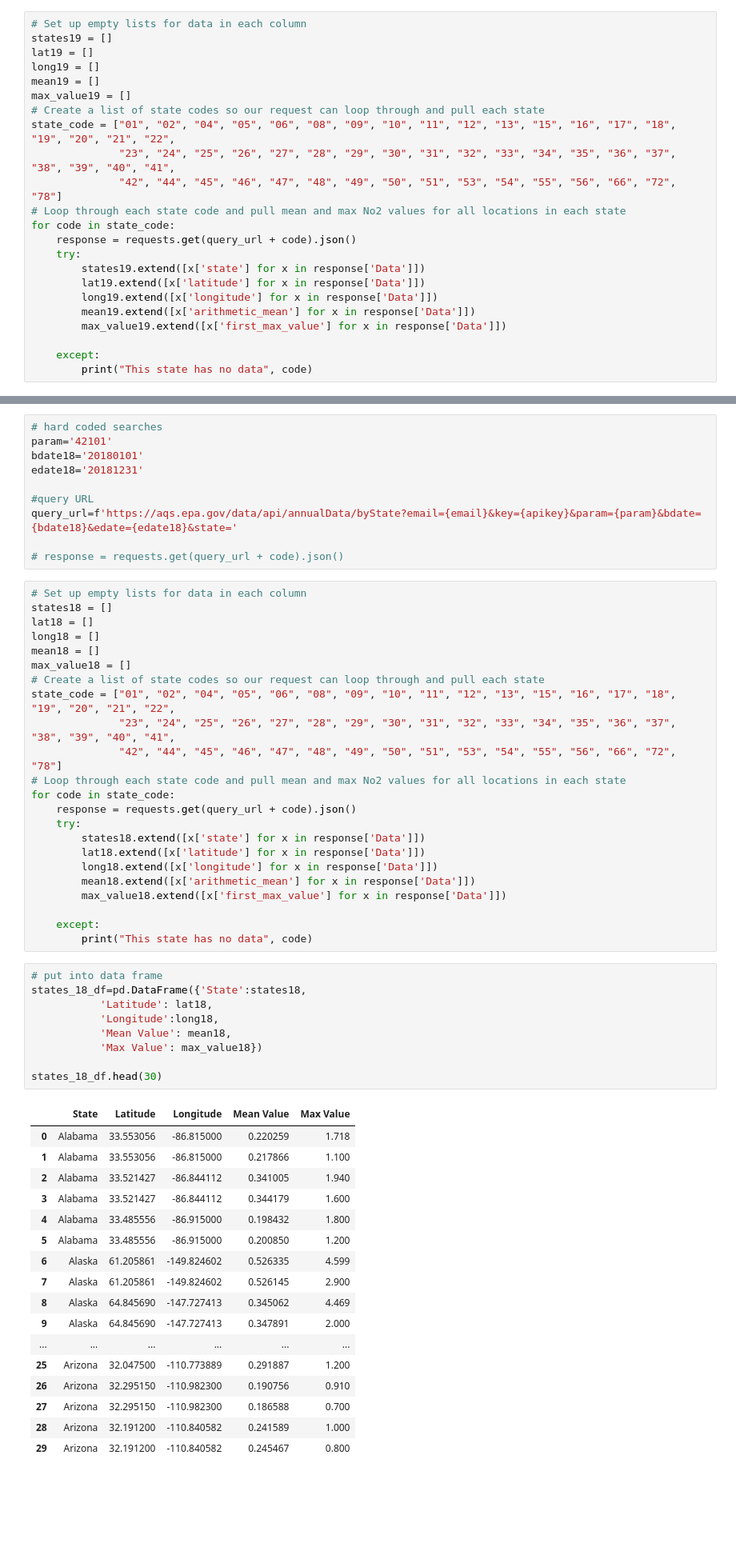
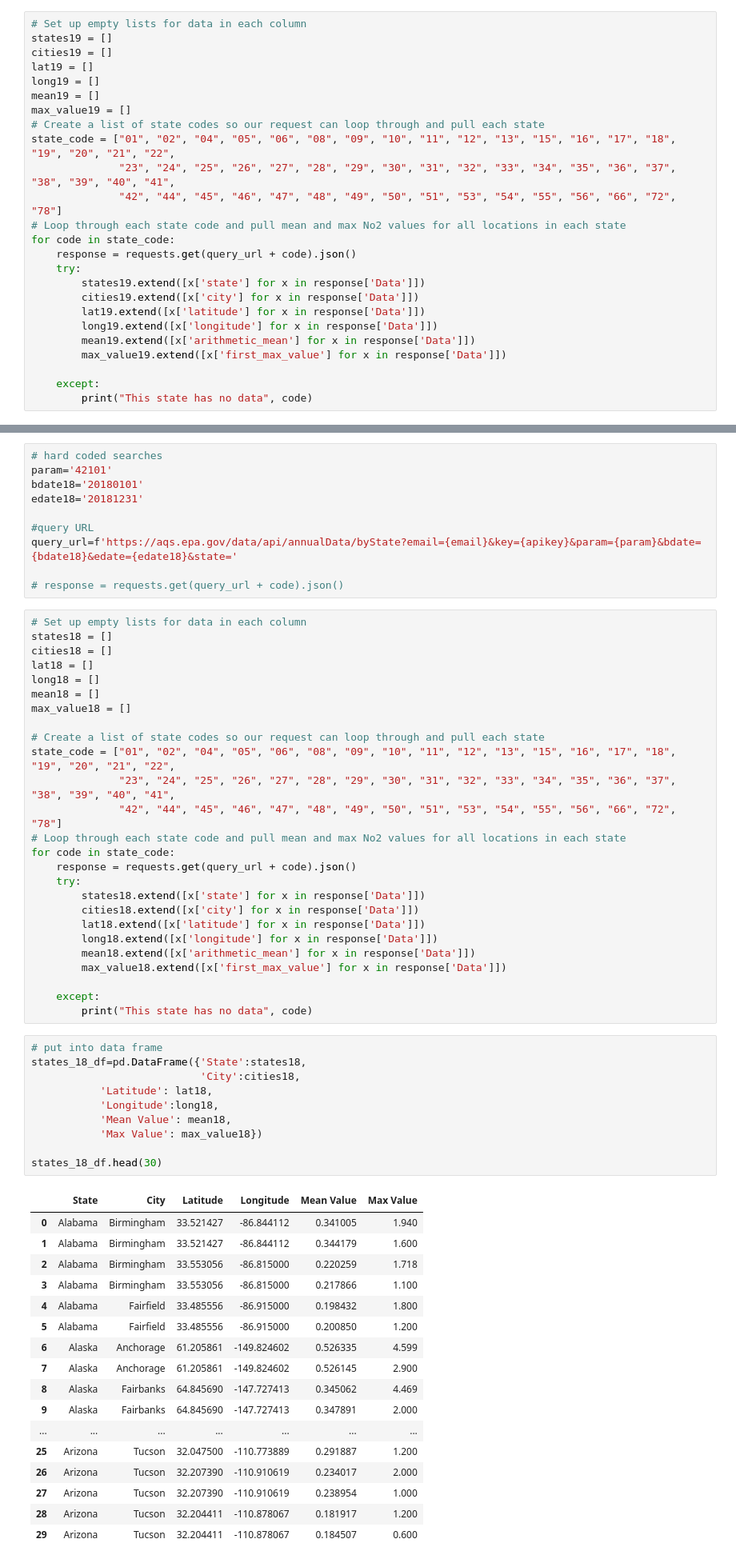
Before and after one commit to Mitchemoto/project-1-, a Jupyter notebook: environment_api_project.ipynb, the cells around one changed output, grey strips where cells are left out. Shown at 80% size. Cells and saved outputs as stored; diff of their text form; blank space fills up the shorter version.

```diff
--- a/environment_api_project.ipynb
+++ b/environment_api_project.ipynb
@@ -186,6 +164,7 @@ query_url=f'https://aqs.epa.gov/data/api/annualData/byState?email={email}&key={a
 # %%
 # Set up empty lists for data in each column
 states19 = []
+cities19 = []
 lat19 = []
 long19 = []
 mean19 = []
@@ -199,6 +178,7 @@ for code in state_code:
     response = requests.get(query_url + code).json()
     try:
         states19.extend([x['state'] for x in response['Data']])
+        cities19.extend([x['city'] for x in response['Data']])
         lat19.extend([x['latitude'] for x in response['Data']])
         long19.extend([x['longitude'] for x in response['Data']])
         mean19.extend([x['arithmetic_mean'] for x in response['Data']])
@@ -274,10 +256,12 @@ query_url=f'https://aqs.epa.gov/data/api/annualData/byState?email={email}&key={a
 # %%
 # Set up empty lists for data in each column
 states18 = []
+cities18 = []
 lat18 = []
 long18 = []
 mean18 = []
 max_value18 = []
+
 # Create a list of state codes so our request can loop through and pull each state
 state_code = ["01", "02", "04", "05", "06", "08", "09", "10", "11", "12", "13", "15", "16", "17", "18", "19", "20", "21", "22",
               "23", "24", "25", "26", "27", "28", "29", "30", "31", "32", "33", "34", "35", "36", "37", "38", "39", "40", "41",
@@ -287,6 +271,7 @@ for code in state_code:
     response = requests.get(query_url + code).json()
     try:
         states18.extend([x['state'] for x in response['Data']])
+        cities18.extend([x['city'] for x in response['Data']])
         lat18.extend([x['latitude'] for x in response['Data']])
         long18.extend([x['longitude'] for x in response['Data']])
         mean18.extend([x['arithmetic_mean'] for x in response['Data']])
@@ -297,30 +282,31 @@ for code in state_code:
 # %%
 # put into data frame
 states_18_df=pd.DataFrame({'State':states18,
+                           'City':cities18,
            'Latitude': lat18,
            'Longitude':long18,
            'Mean Value': mean18,
            'Max Value': max_value18})
 
 states_18_df.head(30)
 # %% [output]
-|  | State | Latitude | Longitude | Mean Value | Max Value |
-| 0 | Alabama | 33.553056 | -86.815000 | 0.220259 | 1.718 |
-| 1 | Alabama | 33.553056 | -86.815000 | 0.217866 | 1.100 |
-| 2 | Alabama | 33.521427 | -86.844112 | 0.341005 | 1.940 |
-| 3 | Alabama | 33.521427 | -86.844112 | 0.344179 | 1.600 |
-| 4 | Alabama | 33.485556 | -86.915000 | 0.198432 | 1.800 |
-| 5 | Alabama | 33.485556 | -86.915000 | 0.200850 | 1.200 |
-| 6 | Alaska | 61.205861 | -149.824602 | 0.526335 | 4.599 |
-| 7 | Alaska | 61.205861 | -149.824602 | 0.526145 | 2.900 |
-| 8 | Alaska | 64.845690 | -147.727413 | 0.345062 | 4.469 |
-| 9 | Alaska | 64.845690 | -147.727413 | 0.347891 | 2.000 |
-| ... | ... | ... | ... | ... | ... |
-| 25 | Arizona | 32.047500 | -110.773889 | 0.291887 | 1.200 |
-| 26 | Arizona | 32.295150 | -110.982300 | 0.190756 | 0.910 |
-| 27 | Arizona | 32.295150 | -110.982300 | 0.186588 | 0.700 |
-| 28 | Arizona | 32.191200 | -110.840582 | 0.241589 | 1.000 |
-| 29 | Arizona | 32.191200 | -110.840582 | 0.245467 | 0.800 |
+|  | State | City | Latitude | Longitude | Mean Value | Max Value |
+| 0 | Alabama | Birmingham | 33.521427 | -86.844112 | 0.341005 | 1.940 |
+| 1 | Alabama | Birmingham | 33.521427 | -86.844112 | 0.344179 | 1.600 |
+| 2 | Alabama | Birmingham | 33.553056 | -86.815000 | 0.220259 | 1.718 |
+| 3 | Alabama | Birmingham | 33.553056 | -86.815000 | 0.217866 | 1.100 |
+| 4 | Alabama | Fairfield | 33.485556 | -86.915000 | 0.198432 | 1.800 |
+| 5 | Alabama | Fairfield | 33.485556 | -86.915000 | 0.200850 | 1.200 |
+| 6 | Alaska | Anchorage | 61.205861 | -149.824602 | 0.526335 | 4.599 |
+| 7 | Alaska | Anchorage | 61.205861 | -149.824602 | 0.526145 | 2.900 |
+| 8 | Alaska | Fairbanks | 64.845690 | -147.727413 | 0.345062 | 4.469 |
+| 9 | Alaska | Fairbanks | 64.845690 | -147.727413 | 0.347891 | 2.000 |
+| ... | ... | ... | ... | ... | ... | ... |
+| 25 | Arizona | Tucson | 32.047500 | -110.773889 | 0.291887 | 1.200 |
+| 26 | Arizona | Tucson | 32.207390 | -110.910619 | 0.234017 | 2.000 |
+| 27 | Arizona | Tucson | 32.207390 | -110.910619 | 0.238954 | 1.000 |
+| 28 | Arizona | Tucson | 32.204411 | -110.878067 | 0.181917 | 1.200 |
+| 29 | Arizona | Tucson | 32.204411 | -110.878067 | 0.184507 | 0.600 |
 # %%
 # Configure gmaps
 gmaps.configure(api_key=gkey)
```
Also changed, not shown: parts of 16 cells of this notebook.
